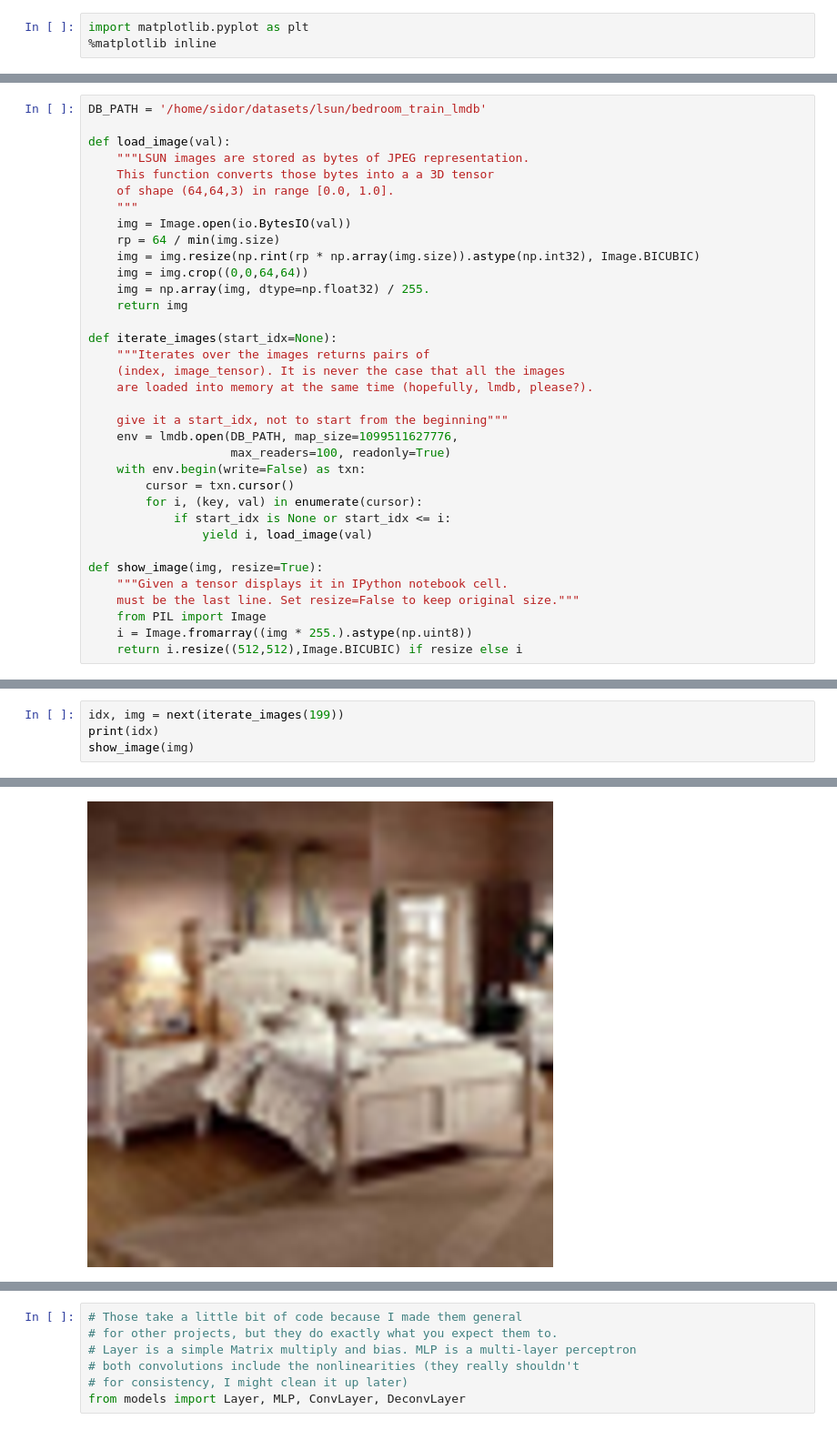
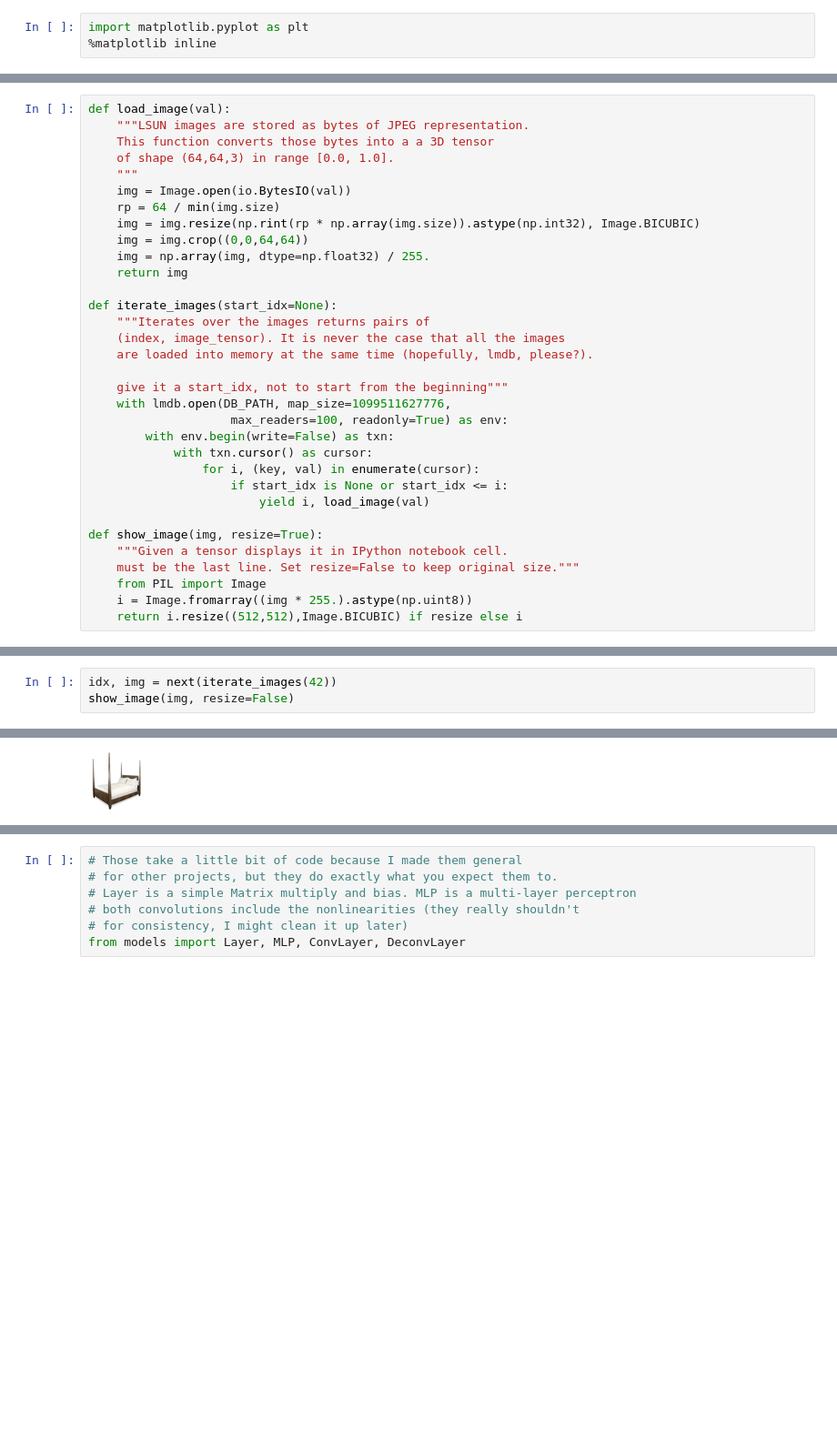
Before and after one commit to siemanko/tf-adversarial, a Jupyter notebook: Adversarial-LSUN.ipynb, the cells around one changed output, grey strips where cells are left out. Shown at 91% size. Drawn from its saved outputs; the diff is of its cells as text; blank space fills up the shorter version.

```diff
--- a/Adversarial-LSUN.ipynb
+++ b/Adversarial-LSUN.ipynb
@@ -39,6 +42,4 @@ Just like in the paper I used the badrooms dataset. Unlike in the paper I did no
 # %%
-DB_PATH = '/home/sidor/datasets/lsun/bedroom_train_lmdb'
-
 def load_image(val):
     """LSUN images are stored as bytes of JPEG representation.
     This function converts those bytes into a a 3D tensor
@@ -57,13 +58,13 @@ def iterate_images(start_idx=None):
     are loaded into memory at the same time (hopefully, lmdb, please?).
 
     give it a start_idx, not to start from the beginning"""
-    env = lmdb.open(DB_PATH, map_size=1099511627776,
-                    max_readers=100, readonly=True)
-    with env.begin(write=False) as txn:
-        cursor = txn.cursor()
-        for i, (key, val) in enumerate(cursor):
-            if start_idx is None or start_idx <= i:
-                yield i, load_image(val)
+    with lmdb.open(DB_PATH, map_size=1099511627776,
+                    max_readers=100, readonly=True) as env:
+        with env.begin(write=False) as txn:
+            with txn.cursor() as cursor:
+                for i, (key, val) in enumerate(cursor):
+                    if start_idx is None or start_idx <= i:
+                        yield i, load_image(val)
 
 def show_image(img, resize=True):
     """Given a tensor displays it in IPython notebook cell.
@@ -78,5 +79,4 @@ Change $199$ to any other number to view a different image. All the ones I eyeba
 # %%
-idx, img = next(iterate_images(199))
-print(idx)
-show_image(img)
+idx, img = next(iterate_images(42))
+show_image(img, resize=False)
 # %% [output]
@@ -84,4 +83,4 @@ show_image(img)
-[figure, old version]
+[figure, new version]
 # %% [markdown]
 # Model
 
```
Also changed, not shown: parts of 15 cells of this notebook.
